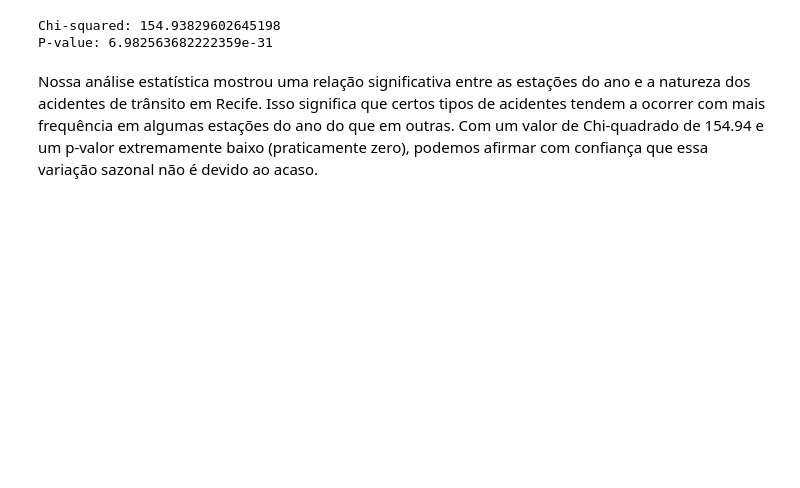
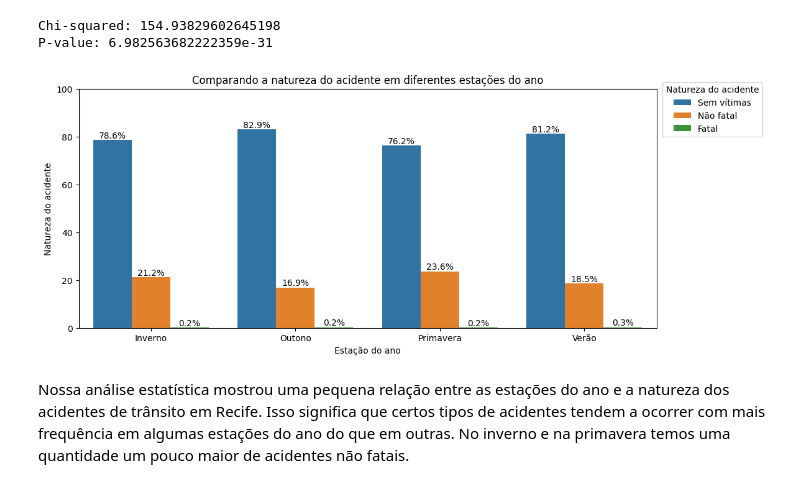
Before and after one commit to OtavioAugustoOliveira/DataScience_if697, a Jupyter notebook: 1_projeto/data_analysis.ipynb, the cells around one changed output. Cells and saved outputs as stored; diff of their text form; code cells hidden in the pictures; blank space fills up the shorter version.

```diff
--- a/1_projeto/data_analysis.ipynb
+++ b/1_projeto/data_analysis.ipynb
@@ -97,5 +85,19 @@ print(f"P-value: {p_value}")
 # %% [output]
 Chi-squared: 154.93829602645198
 P-value: 6.982563682222359e-31
+# %%
+fig, ax = plt.subplots(1, figsize=(12, 5))
+
+attrition_by_card = (df_acidentes.groupby('estacao')['natureza_acidente'].value_counts(normalize=True)*100).rename('Percentage').reset_index()
+sns.barplot(data=attrition_by_card, x='estacao', y='Percentage', hue='natureza_acidente', ax=ax)
+ax.set_title('Comparando a natureza do acidente em diferentes estações do ano')
+ax.set_xlabel('Estação do ano')
+ax.set_ylabel('Natureza do acidente')
+ax.set_ylim(0, 100)
+ax.legend(title = 'Natureza do acidente', loc=(1.01, 0.8))
+for container in ax.containers: # Displaying values at bars
+    ax.bar_label(container, fmt='%.1f%%')
+# %% [output]
+[figure, added]
 # %% [markdown]
-Nossa análise estatística mostrou uma relação significativa entre as estações do ano e a natureza dos acidentes de trânsito em Recife. Isso significa que certos tipos de acidentes tendem a ocorrer com mais frequência em algumas estações do ano do que em outras. Com um valor de Chi-quadrado de 154.94 e um p-valor extremamente baixo (praticamente zero), podemos afirmar com confiança que essa variação sazonal não é devido ao acaso.
+Nossa análise estatística mostrou uma pequena relação entre as estações do ano e a natureza dos acidentes de trânsito em Recife. Isso significa que certos tipos de acidentes tendem a ocorrer com mais frequência em algumas estações do ano do que em outras. No inverno e na primavera temos uma quantidade um pouco maior de acidentes não fatais.
```
Also changed, not shown: parts of 9 cells of this notebook, 1 other file.
